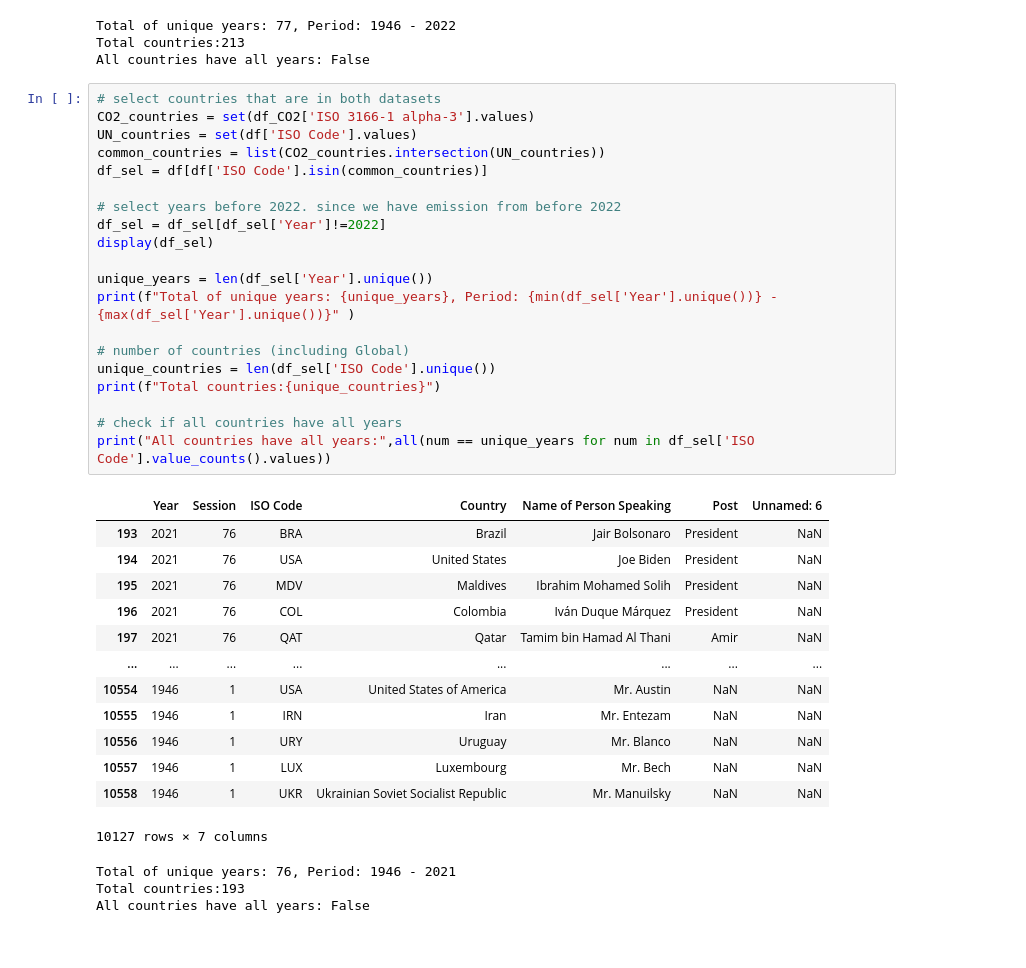
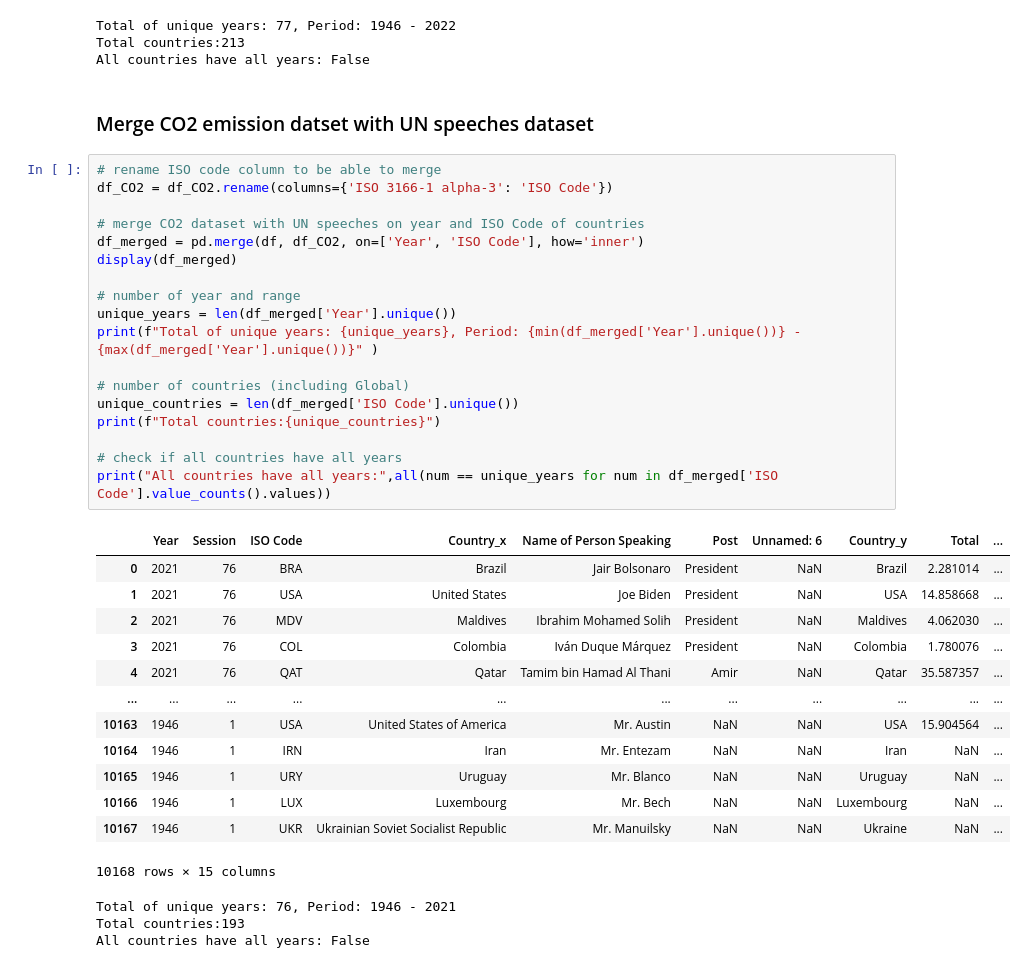
Before and after one commit to JuliusHuizing/fundamentals_of_data_science_shared, a Jupyter notebook: main.ipynb, the cells around one changed output. Cells and saved outputs as stored; diff of their text form.

```diff
--- a/main.ipynb
+++ b/main.ipynb
@@ -87,40 +91,40 @@ print("All countries have all years:",all(num == unique_years for num in df['ISO
 Total of unique years: 77, Period: 1946 - 2022
 Total countries:213
 All countries have all years: False
+# %% [markdown]
+### Merge CO2 emission datset with UN speeches dataset
 # %%
-# select countries that are in both datasets
-CO2_countries = set(df_CO2['ISO 3166-1 alpha-3'].values)
-UN_countries = set(df['ISO Code'].values)
-common_countries = list(CO2_countries.intersection(UN_countries))
-df_sel = df[df['ISO Code'].isin(common_countries)]
+# rename ISO code column to be able to merge
+df_CO2 = df_CO2.rename(columns={'ISO 3166-1 alpha-3': 'ISO Code'})
 
-# select years before 2022. since we have emission from before 2022
-df_sel = df_sel[df_sel['Year']!=2022]
-display(df_sel)
+# merge CO2 dataset with UN speeches on year and ISO Code of countries
+df_merged = pd.merge(df, df_CO2, on=['Year', 'ISO Code'], how='inner')
+display(df_merged)
 
-unique_years = len(df_sel['Year'].unique())
-print(f"Total of unique years: {unique_years}, Period: {min(df_sel['Year'].unique())} - {max(df_sel['Year'].unique())}" )
+# number of year and range
+unique_years = len(df_merged['Year'].unique())
+print(f"Total of unique years: {unique_years}, Period: {min(df_merged['Year'].unique())} - {max(df_merged['Year'].unique())}" )
 
 # number of countries (including Global)
-unique_countries = len(df_sel['ISO Code'].unique())
+unique_countries = len(df_merged['ISO Code'].unique())
 print(f"Total countries:{unique_countries}")
 
 # check if all countries have all years
-print("All countries have all years:",all(num == unique_years for num in df_sel['ISO Code'].value_counts().values))
+print("All countries have all years:",all(num == unique_years for num in df_merged['ISO Code'].value_counts().values))
 # %% [output]
-|  | Year | Session | ISO Code | Country | Name of Person Speaking | Post | Unnamed: 6 |
-| 193 | 2021 | 76 | BRA | Brazil | Jair Bolsonaro | President | NaN |
-| 194 | 2021 | 76 | USA | United States | Joe Biden | President | NaN |
-| 195 | 2021 | 76 | MDV | Maldives | Ibrahim Mohamed Solih | President | NaN |
-| 196 | 2021 | 76 | COL | Colombia | Iván Duque Márquez | President | NaN |
-| 197 | 2021 | 76 | QAT | Qatar | Tamim bin Hamad Al Thani | Amir | NaN |
-| ... | ... | ... | ... | ... | ... | ... | ... |
-| 10554 | 1946 | 1 | USA | United States of America | Mr. Austin | NaN | NaN |
-| 10555 | 1946 | 1 | IRN | Iran | Mr. Entezam | NaN | NaN |
-| 10556 | 1946 | 1 | URY | Uruguay | Mr. Blanco | NaN | NaN |
-| 10557 | 1946 | 1 | LUX | Luxembourg | Mr. Bech | NaN | NaN |
-| 10558 | 1946 | 1 | UKR | Ukrainian Soviet Socialist Republic | Mr. Manuilsky | NaN | NaN |
+|  | Year | Session | ISO Code | Country_x | Name of Person Speaking | Post | Unnamed: 6 | Country_y | Total | ... |
+| 0 | 2021 | 76 | BRA | Brazil | Jair Bolsonaro | President | NaN | Brazil | 2.281014 | ... |
+| 1 | 2021 | 76 | USA | United States | Joe Biden | President | NaN | USA | 14.858668 | ... |
+| 2 | 2021 | 76 | MDV | Maldives | Ibrahim Mohamed Solih | President | NaN | Maldives | 4.062030 | ... |
+| 3 | 2021 | 76 | COL | Colombia | Iván Duque Márquez | President | NaN | Colombia | 1.780076 | ... |
+| 4 | 2021 | 76 | QAT | Qatar | Tamim bin Hamad Al Thani | Amir | NaN | Qatar | 35.587357 | ... |
+| ... | ... | ... | ... | ... | ... | ... | ... | ... | ... | ... |
+| 10163 | 1946 | 1 | USA | United States of America | Mr. Austin | NaN | NaN | USA | 15.904564 | ... |
+| 10164 | 1946 | 1 | IRN | Iran | Mr. Entezam | NaN | NaN | Iran | NaN | ... |
+| 10165 | 1946 | 1 | URY | Uruguay | Mr. Blanco | NaN | NaN | Uruguay | NaN | ... |
+| 10166 | 1946 | 1 | LUX | Luxembourg | Mr. Bech | NaN | NaN | Luxembourg | NaN | ... |
+| 10167 | 1946 | 1 | UKR | Ukrainian Soviet Socialist Republic | Mr. Manuilsky | NaN | NaN | Ukraine | NaN | ... |
-10127 rows × 7 columns
+10168 rows × 15 columns
 Total of unique years: 76, Period: 1946 - 2021
 Total countries:193
 All countries have all years: False
```
Also changed, not shown: parts of 5 cells of this notebook.
